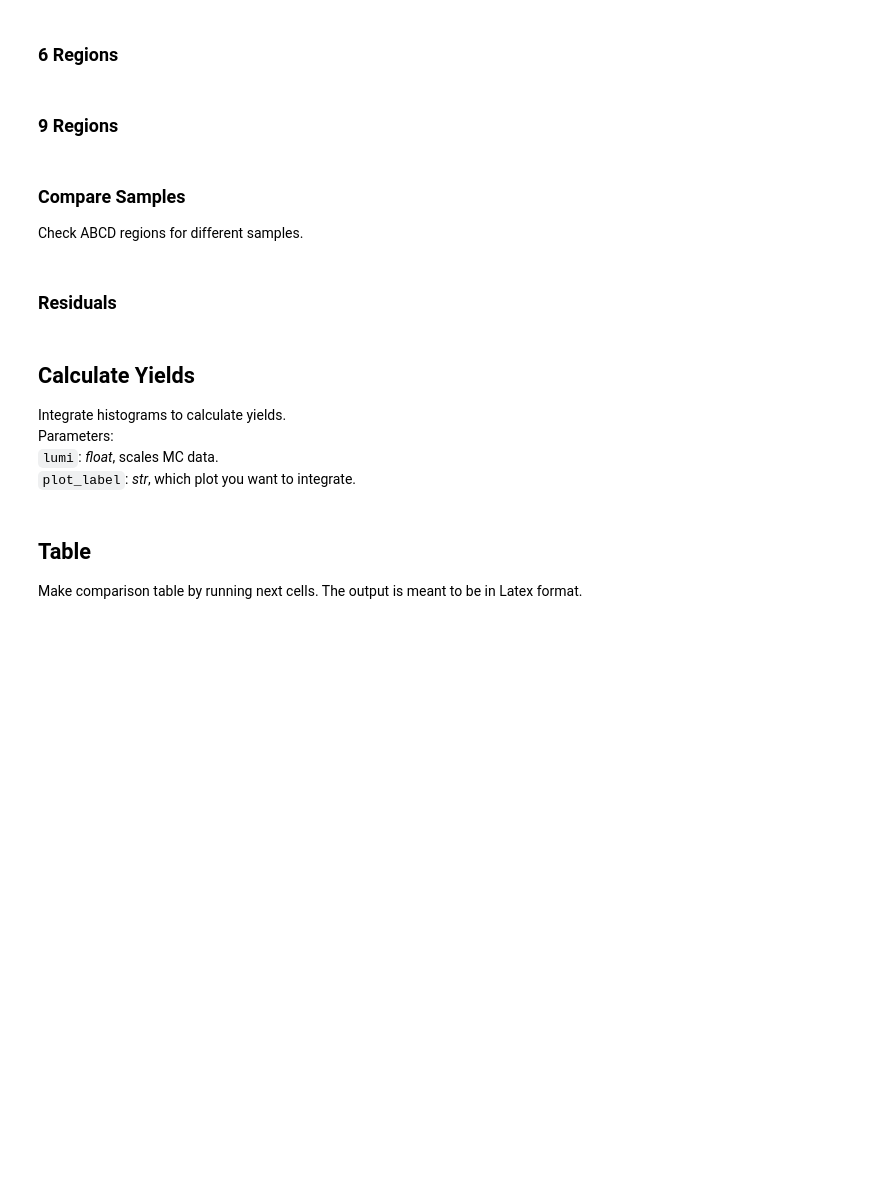
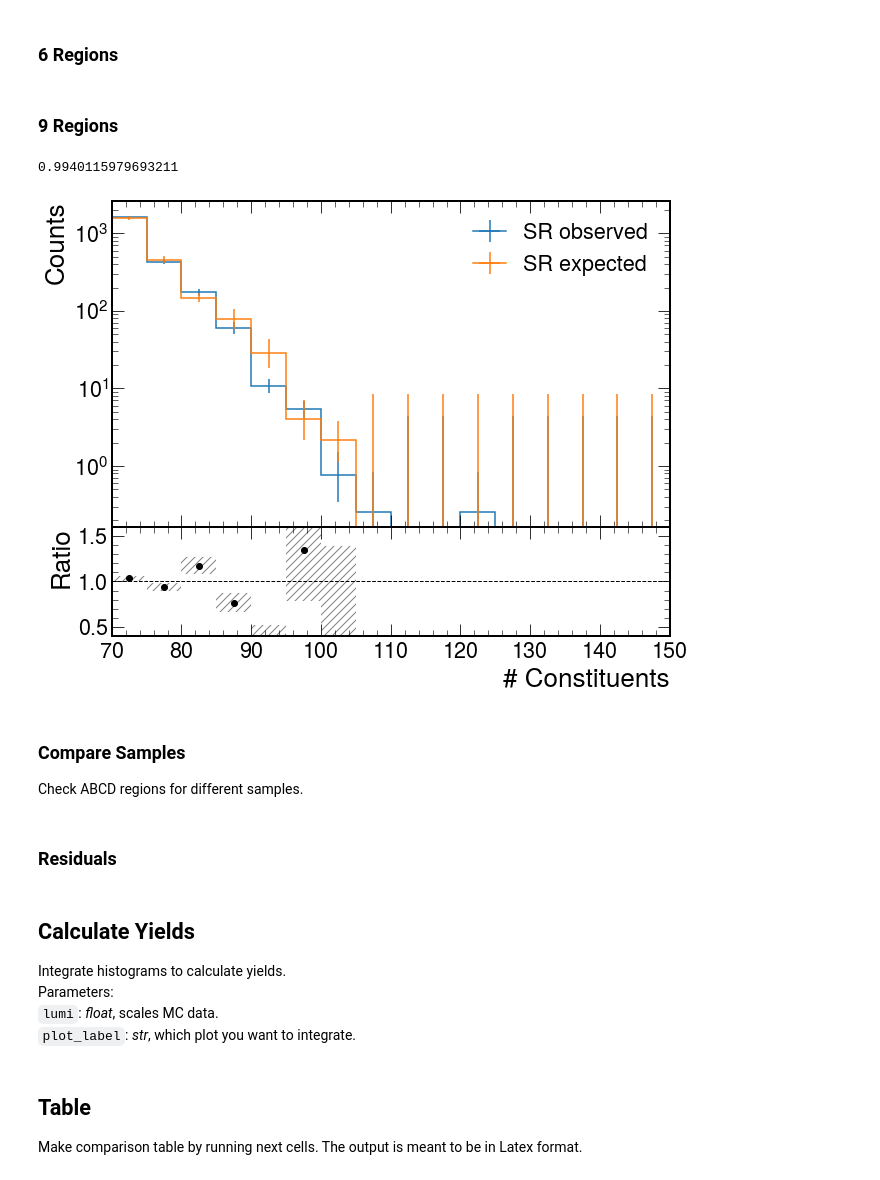
Before and after one commit to SUEPPhysics/SUEPCoffea_dask, a Jupyter notebook: plotting/plot.ipynb, the cells around one changed output. Saved outputs shown, nothing was run; the diff lists cells and outputs as text; code cells hidden in the pictures; blank space fills up the shorter version.

```diff
--- a/plotting/plot.ipynb
+++ b/plotting/plot.ipynb
@@ -608,7 +760,7 @@ plt.savefig(output_label+"ABCD_6regions_"+plot_label+file_ext)
 # %% [markdown]
 ### 9 Regions
 # %%
-plot_label = '2D_SUEP_S1_SUEP_nconst_CL'
+plot_label = '2D_ISR_S1_ISR_nconst_CLi'
 abcd = plots['QCD_HT'][plot_label]
 
 # A = abcd[20j:40j,7.0j:100j:sum]
@@ -669,33 +821,36 @@ A = abcd[0.35j:0.4j:sum,10.0j:40j:2j]
 B = abcd[0.35j:0.4j:sum,40j:70j:2j]
 C = abcd[0.35j:0.4j:sum,70j:300j:2j]
 D = abcd[0.4j:0.5j:sum,10.0j:40j:2j]
 E = abcd[0.4j:0.5j:sum,40j:70j:2j]
 F = abcd[0.4j:0.5j:sum,70j:300j:2j]
 G = abcd[0.5j:1.0j:sum,10.0j:40j:2j]
 H = abcd[0.5j:1.0j:sum,40j:70j:2j]
 SR = abcd[0.5j:1.0j:sum,70j:300j:2j]
 
 # SR_exp = H * H.sum().value **3 * (G.sum().value * C.sum().value / A.sum().value) * \
 #         ((F.sum().value / E.sum().value)**4) \
 #         * (G.sum().value * F.sum().value / D.sum().value)**-2 \
 #         * (H.sum().value * C.sum().value / B.sum().value)**-2
 
 SR_exp = F * F.sum().value**3 * (G.sum().value * C.sum().value / A.sum().value) * \
         ((H.sum().value / E.sum().value)**4) \
         * (G.sum().value * F.sum().value / D.sum().value)**-2 \
         * (H.sum().value * C.sum().value / B.sum().value)**-2
 
 print(SR_exp.sum().value/SR.sum().value)
 
 fig = plt.figure(figsize=(10, 8))
 main, sub = SR.plot_ratio(SR_exp,
                 rp_num_label='SR observed',
                 rp_denom_label='SR expected',
                 rp_uncert_draw_type="bar")
 fig.axes[0].set_yscale("log")
 fig.axes[0].set_xlim(70,150)
 fig.axes[1].set_ylim(0.4,1.6)
 plt.savefig(output_label+"ABCD_9regions_"+plot_label+file_ext)
+# %% [output]
+0.9940115979693211
+[figure, added]
 # %%
 x = 'ABCDEFGH'
 y = 'ADGBEHCF'
```
Also changed, not shown: parts of 9 cells of this notebook, 1 other file.
